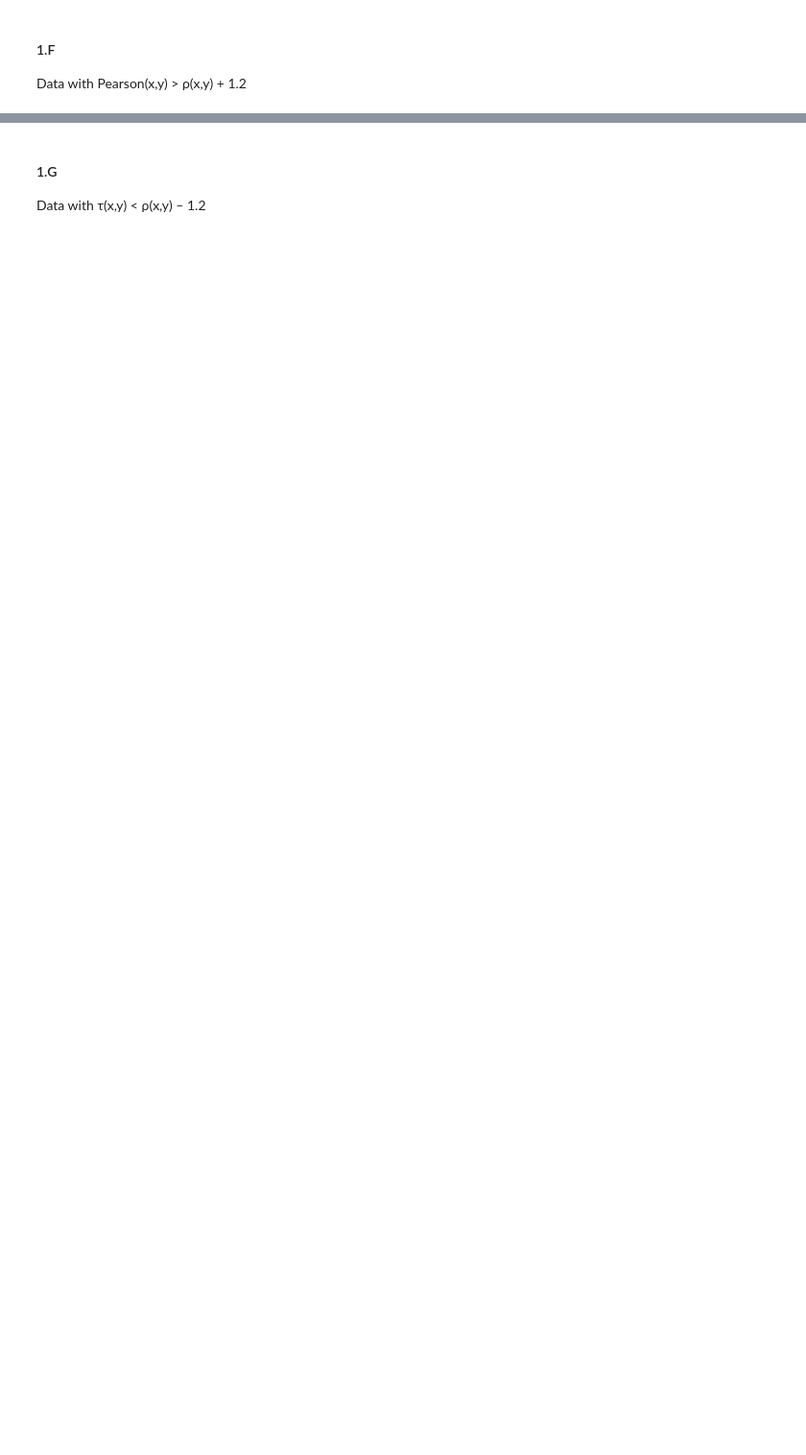
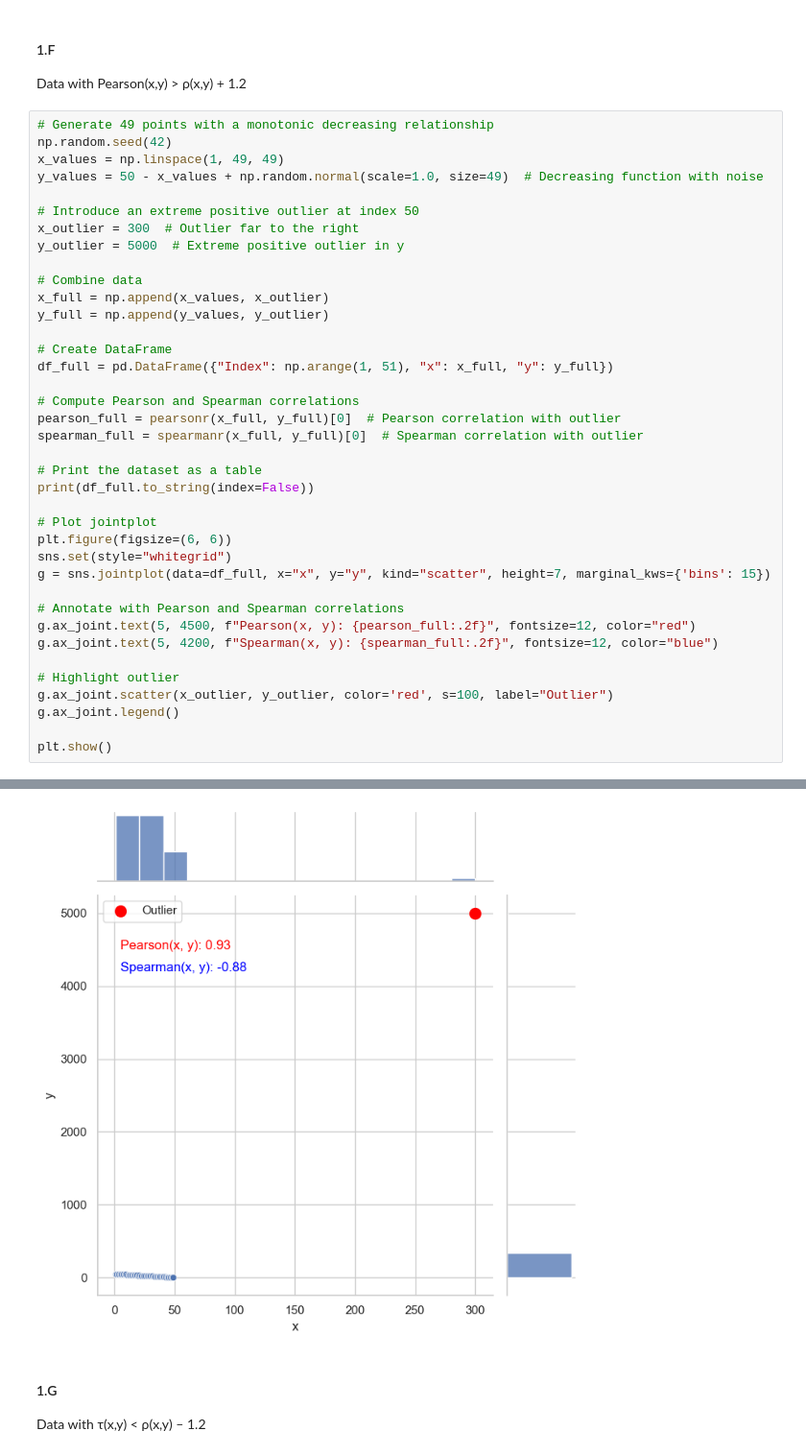
Before and after one commit to aviferdman/Statistics-and-Data-Analysis, a Jupyter notebook: hw3/HW3/324369412_316420132.ipynb, the cells around one changed output, grey strips where cells are left out. Shown at 96% size. Drawn from its saved outputs; the diff is of its cells as text; blank space fills up the shorter version.

```diff
--- a/hw3/HW3/324369412_316420132.ipynb
+++ b/hw3/HW3/324369412_316420132.ipynb
@@ -40,3 +178,42 @@ Data with Pearson(x,y) < ρ(x,y) – 0.6
 # %% [markdown]
 #### 1.F
 Data with Pearson(x,y) > ρ(x,y) + 1.2
+# %%
+# Generate 49 points with a monotonic decreasing relationship
+np.random.seed(42)
+x_values = np.linspace(1, 49, 49)
+y_values = 50 - x_values + np.random.normal(scale=1.0, size=49)  # Decreasing function with noise
+
+# Introduce an extreme positive outlier at index 50
+x_outlier = 300  # Outlier far to the right
+y_outlier = 5000  # Extreme positive outlier in y
+
+# Combine data
+x_full = np.append(x_values, x_outlier)
+y_full = np.append(y_values, y_outlier)
+
+# Create DataFrame
+df_full = pd.DataFrame({"Index": np.arange(1, 51), "x": x_full, "y": y_full})
+
+# Compute Pearson and Spearman correlations
+pearson_full = pearsonr(x_full, y_full)[0]  # Pearson correlation with outlier
+spearman_full = spearmanr(x_full, y_full)[0]  # Spearman correlation with outlier
+
+# Print the dataset as a table
+print(df_full.to_string(index=False))
+
+# Plot jointplot
+plt.figure(figsize=(6, 6))
+sns.set(style="whitegrid")
+g = sns.jointplot(data=df_full, x="x", y="y", kind="scatter", height=7, marginal_kws={'bins': 15})
+
+# Annotate with Pearson and Spearman correlations
+g.ax_joint.text(5, 4500, f"Pearson(x, y): {pearson_full:.2f}", fontsize=12, color="red")
+g.ax_joint.text(5, 4200, f"Spearman(x, y): {spearman_full:.2f}", fontsize=12, color="blue")
+
+# Highlight outlier
+g.ax_joint.scatter(x_outlier, y_outlier, color='red', s=100, label="Outlier")
+g.ax_joint.legend()
+
+plt.show()
+# %% [output]
@@ -43,3 +238,4 @@ Data with Pearson(x,y) > ρ(x,y) + 1.2
+[figure, added]
 # %% [markdown]
 #### 1.G
 Data with τ(x,y) < ρ(x,y) – 1.2
```
Also changed, not shown: parts of 17 cells of this notebook.
